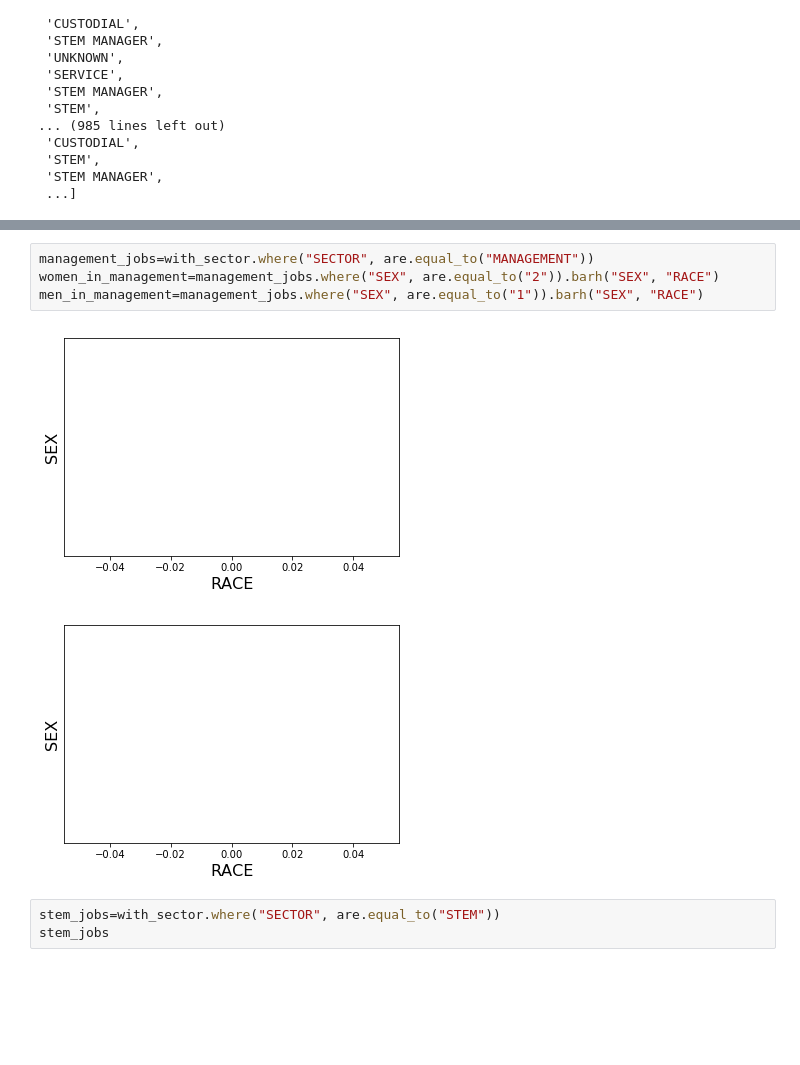
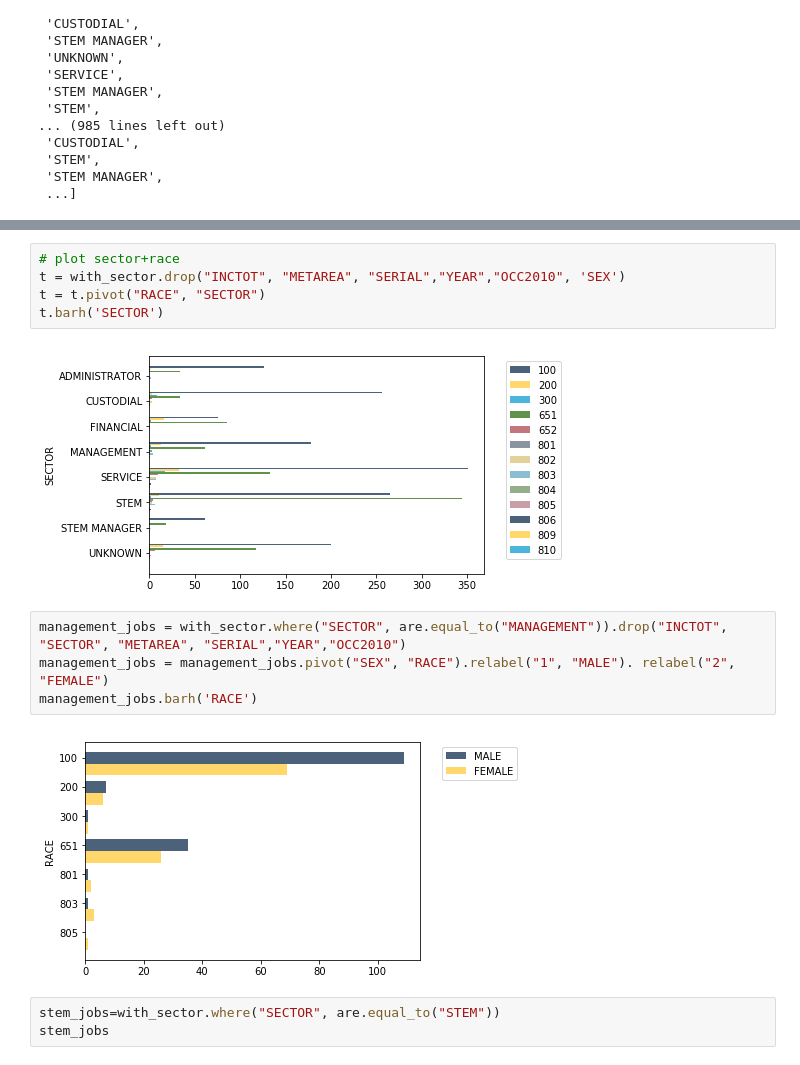
Before and after one commit to ds-modules/GWS-131, a Jupyter notebook: bay_area.ipynb, the cells around one changed output, grey strips where cells are left out. Drawn from its saved outputs; the diff is of its cells as text; blank space fills up the shorter version.

Commit message:
Working on Race code changes and p value test

```diff
--- a/bay_area.ipynb
+++ b/bay_area.ipynb
@@ -180,10 +182,16 @@ ValueError: Image size of 432x91800 pixels is too large. It must be less than 2^
+# %%
+# plot sector+race
+t = with_sector.drop("INCTOT", "METAREA", "SERIAL","YEAR","OCC2010", 'SEX')
+t = t.pivot("RACE", "SECTOR")
+t.barh('SECTOR')
+# %% [output]
+[figure, added]
 # %%
-management_jobs=with_sector.where("SECTOR", are.equal_to("MANAGEMENT"))
-women_in_management=management_jobs.where("SEX", are.equal_to("2")).barh("SEX", "RACE")
-men_in_management=management_jobs.where("SEX", are.equal_to("1")).barh("SEX", "RACE")
+management_jobs = with_sector.where("SECTOR", are.equal_to("MANAGEMENT")).drop("INCTOT", "SECTOR", "METAREA", "SERIAL","YEAR","OCC2010")
+management_jobs = management_jobs.pivot("SEX", "RACE").relabel("1", "MALE"). relabel("2", "FEMALE")
+management_jobs.barh('RACE')
 # %% [output]
-[figure, old version]
+[figure, new version]
-[figure, removed]
 # %%
 stem_jobs=with_sector.where("SECTOR", are.equal_to("STEM"))
 stem_jobs
```
Also changed, not shown: parts of 4 cells of this notebook.
